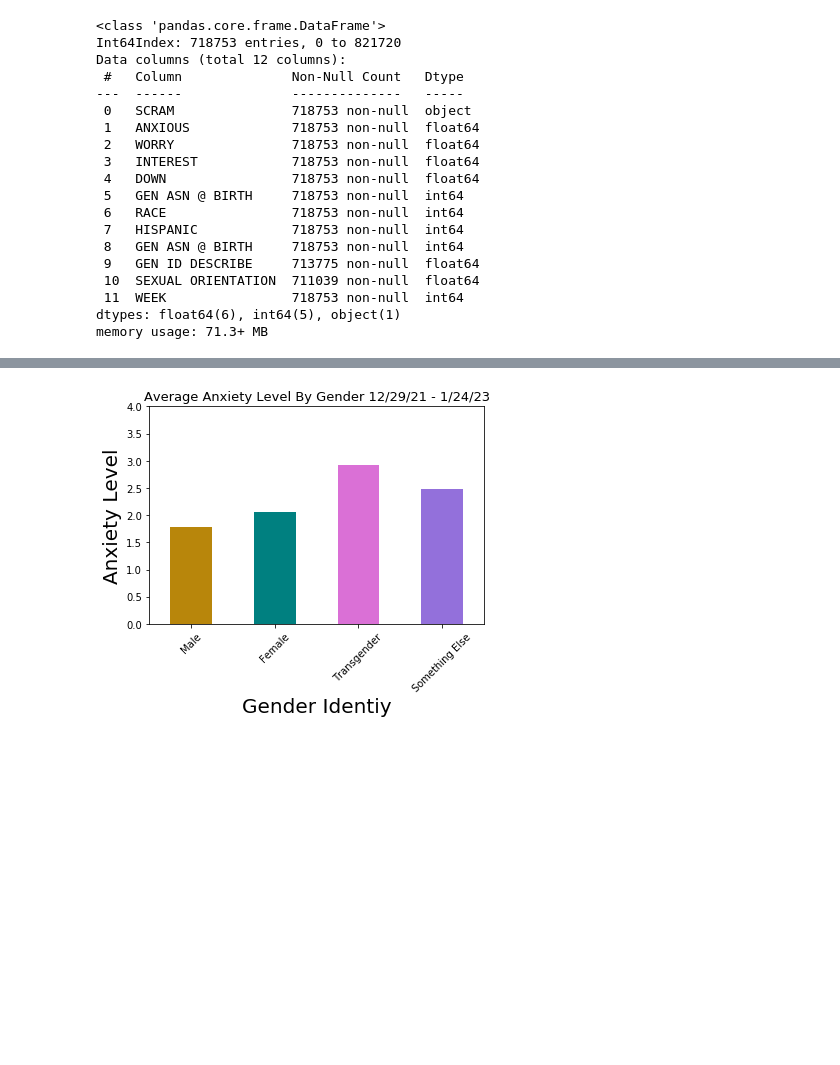
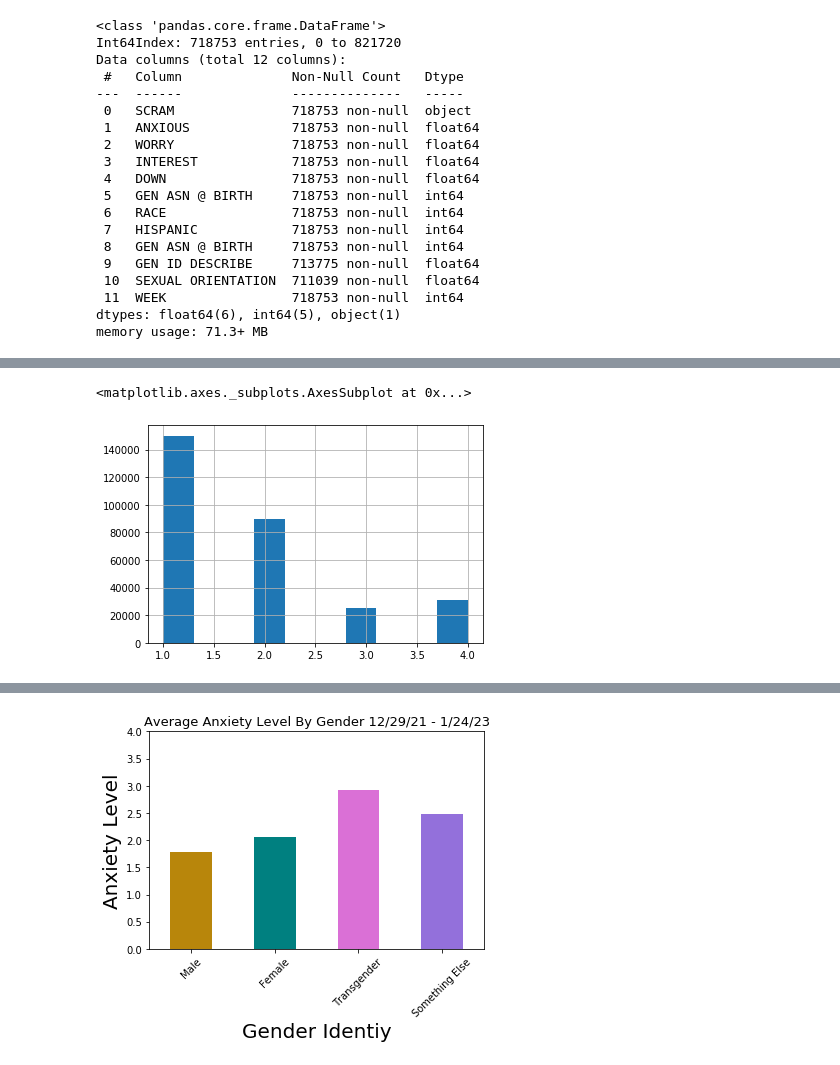
Before and after one commit to ginaleonardi/project_1, a Jupyter notebook: Josh's Graphs, code, and notes/josh1.ipynb, the cells around one changed output, grey strips where cells are left out. Cells and saved outputs as stored; diff of their text form; code cells hidden in the pictures; blank space fills up the shorter version.

```diff
--- a/josh1.ipynb
+++ b/Josh's Graphs, code, and notes/josh1.ipynb
@@ -109,0 +140,7 @@ NameError: name 'clean_df' is not defined
+# %%
+# checking distribution of answers for people with 'male' gender id
+male = clean_df['ANXIOUS'][(clean_df['GEN ID DESCRIBE']== 1)]
+male.hist()
+# %% [output]
+<matplotlib.axes._subplots.AxesSubplot at 0x...>
+[figure, added]
```
Also changed, not shown: parts of 9 cells of this notebook, 8 other files.
